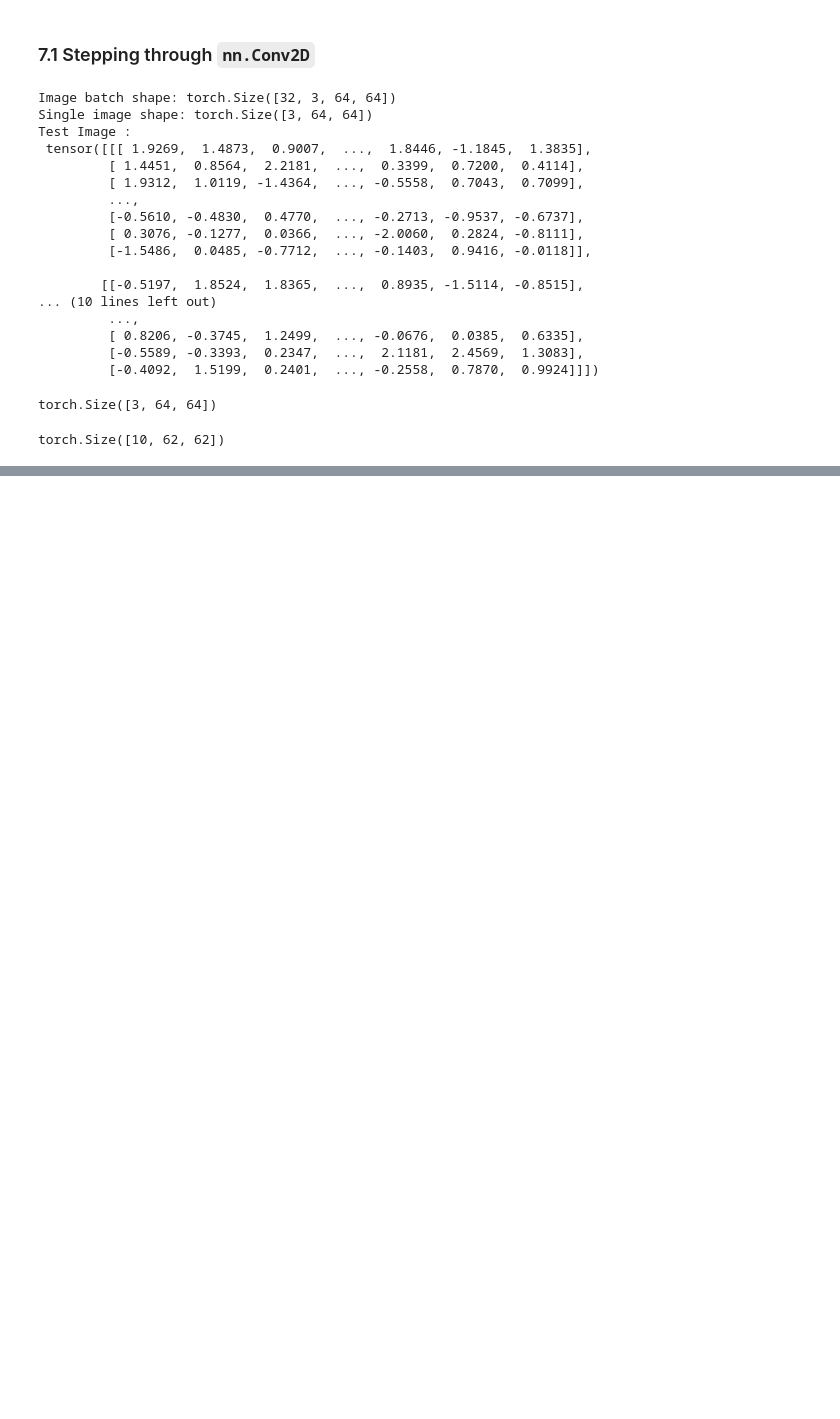
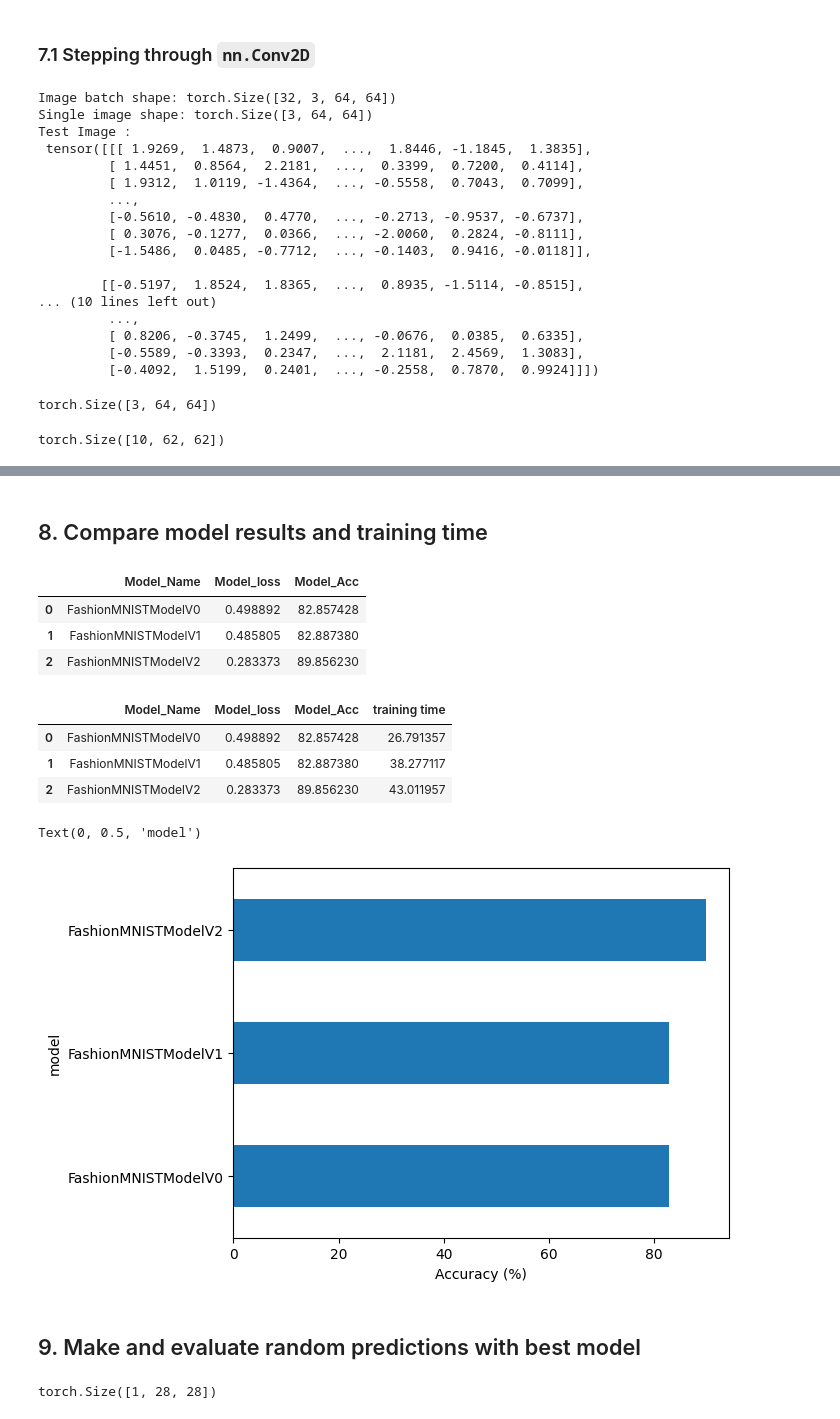
Before and after one commit to Cleign1/ZTM_Pytorch, a Jupyter notebook: 03_pytorch_vision.ipynb, the cells around one changed output, grey strips where cells are left out. Cells and saved outputs as stored; diff of their text form; code cells hidden in the pictures; blank space fills up the shorter version.

```diff
--- a/03_pytorch_vision.ipynb
+++ b/03_pytorch_vision.ipynb
@@ -788,0 +850,6 @@ torch.Size([10, 62, 62])
+# %%
+from helper_functions import accuracy_fn
+
+loss_fn = nn.CrossEntropyLoss()
+optimizer = torch.optim.SGD(params=model_2.parameters(),
+                            lr=0.1)
@@ -788,0 +906,42 @@ torch.Size([10, 62, 62])
+# %%
+# get model_2 results
+model_2_results = eval_mode(
+    model=model_2,
+    data_loader=test_dataloader,
+    loss_fn=loss_fn,
+    accuracy_fn=accuracy_fn,
+    device=device
+)
+# %% [markdown]
+## 8. Compare model results and training time
+# %%
+import pandas as pd
+
+compare_results = pd.DataFrame([model_0_results, model_1_results, model_2_results])
+compare_results
+# %% [output]
+|  | Model_Name | Model_loss | Model_Acc |
+| 0 | FashionMNISTModelV0 | 0.498892 | 82.857428 |
+| 1 | FashionMNISTModelV1 | 0.485805 | 82.887380 |
+| 2 | FashionMNISTModelV2 | 0.283373 | 89.856230 |
+# %%
+# add training time to results comparison
+compare_results['training time'] = [total_train_time_model_0,
+                                    total_train_time_model_1,
+                                    total_train_time_model_2]
+compare_results
+# %% [output]
+|  | Model_Name | Model_loss | Model_Acc | training time |
+| 0 | FashionMNISTModelV0 | 0.498892 | 82.857428 | 26.791357 |
+| 1 | FashionMNISTModelV1 | 0.485805 | 82.887380 | 38.277117 |
+| 2 | FashionMNISTModelV2 | 0.283373 | 89.856230 | 43.011957 |
+# %%
+# visualize our model results
+compare_results.set_index('Model_Name')['Model_Acc'].plot(kind='barh')
+plt.xlabel('Accuracy (%)')
+plt.ylabel('model')
+# %% [output]
+Text(0, 0.5, 'model')
+[figure, added]
+# %% [markdown]
+## 9. Make and evaluate random predictions with best model
@@ -788,0 +970,14 @@ torch.Size([10, 62, 62])
+# %%
+import random
+
+# random.seed(42)
+test_samples = []
+test_labels = []
+for sample, label in random.sample(list(test_data), k=9):
+    test_samples.append(sample)
+    test_labels.append(label)
+
+# view the first sample shape
+test_samples[0].shape
+# %% [output]
+torch.Size([1, 28, 28])
```
Also changed, not shown: parts of 26 cells of this notebook.
